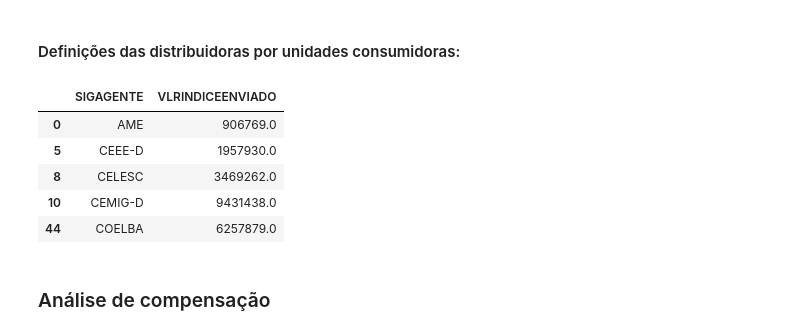
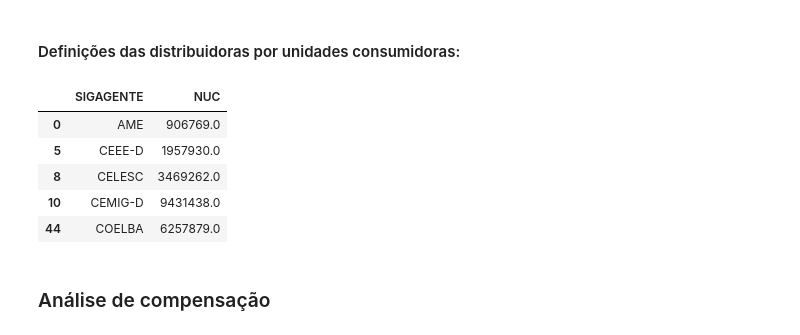
Before and after one commit to isabellacalfa/analise-distribuidoras-energia, a Jupyter notebook: notebook-analises.ipynb, the cells around one changed output. Saved outputs shown, nothing was run; the diff lists cells and outputs as text; code cells hidden in the pictures.

```diff
--- a/notebook-analises.ipynb
+++ b/notebook-analises.ipynb
@@ -170,14 +170,17 @@ dfDECFECT.head()
 # %%
 # Avaliação da quantidade de clientes por distribuidora:
 # ! Ajustar sempre para o último mês disponível ou para o mês de análise desejado:
 dfGrandesDiscos = dfDECFECT[(dfDECFECT['ANOINDICE'] == 2025) & (dfDECFEC['NUMPERIODOINDICE'] == 7) & (dfDECFECT['SIGINDICADOR'] == 'NumCon')][['SIGAGENTE','VLRINDICEENVIADO']].groupby(by='SIGAGENTE').sum().reset_index()
 
 # Filtro das distribuidoras com mais de 400 mil UCs (filtro ANEEL):
 dfGrandesDiscos = dfGrandesDiscos[dfGrandesDiscos['VLRINDICEENVIADO'] > 400000]
 
+# Renomeando colunas:
+dfGrandesDiscos = dfGrandesDiscos.rename(columns={'VLRINDICEENVIADO': 'NUC'})
+
 dfGrandesDiscos.head()
 # %% [output]
-|  | SIGAGENTE | VLRINDICEENVIADO |
+|  | SIGAGENTE | NUC |
 | 0 | AME | 906769.0 |
 | 5 | CEEE-D | 1957930.0 |
 | 8 | CELESC | 3469262.0 |
```
Also changed, not shown: parts of 3 cells of this notebook.
